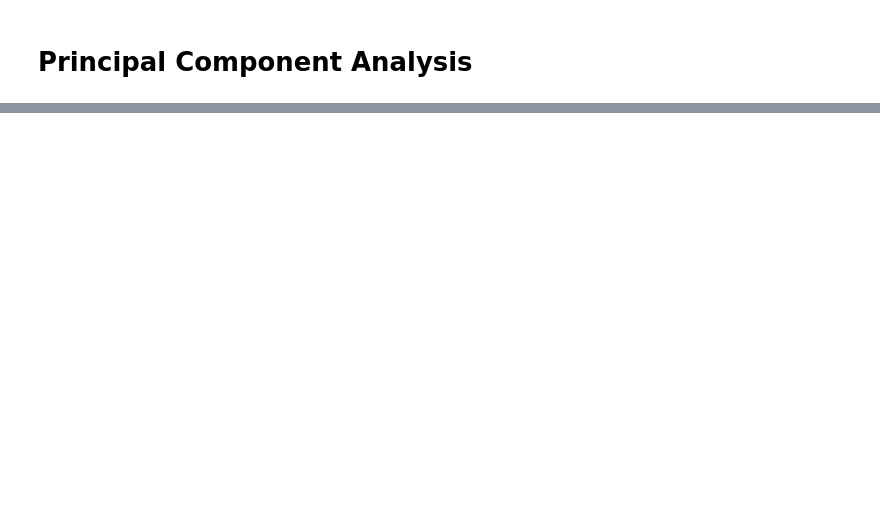
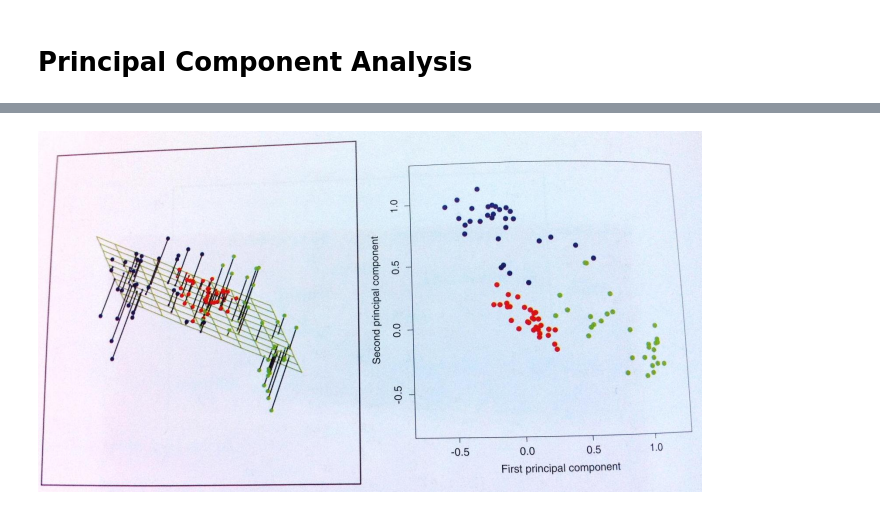
Before and after one commit to XuefeiY/Machine-Learning-Notes, a Jupyter notebook: Principal Component Analysis/Principal Component Analysis.ipynb, the cells around one changed output, grey strips where cells are left out. Cells and saved outputs as stored; diff of their text form; code cells hidden in the pictures; blank space fills up the shorter version.

```diff
--- a/Principal Component Analysis/Principal Component Analysis.ipynb
+++ b/Principal Component Analysis/Principal Component Analysis.ipynb
@@ -47,0 +57,5 @@ http://chem-eng.utoronto.ca/~datamining/Presentations/PCA.pdf
+# %%
+from IPython.display import Image
+Image(filename='best subspace.png')
+# %% [output]
+[figure, added]
```
Also changed, not shown: parts of 10 cells of this notebook, 1 other file.
